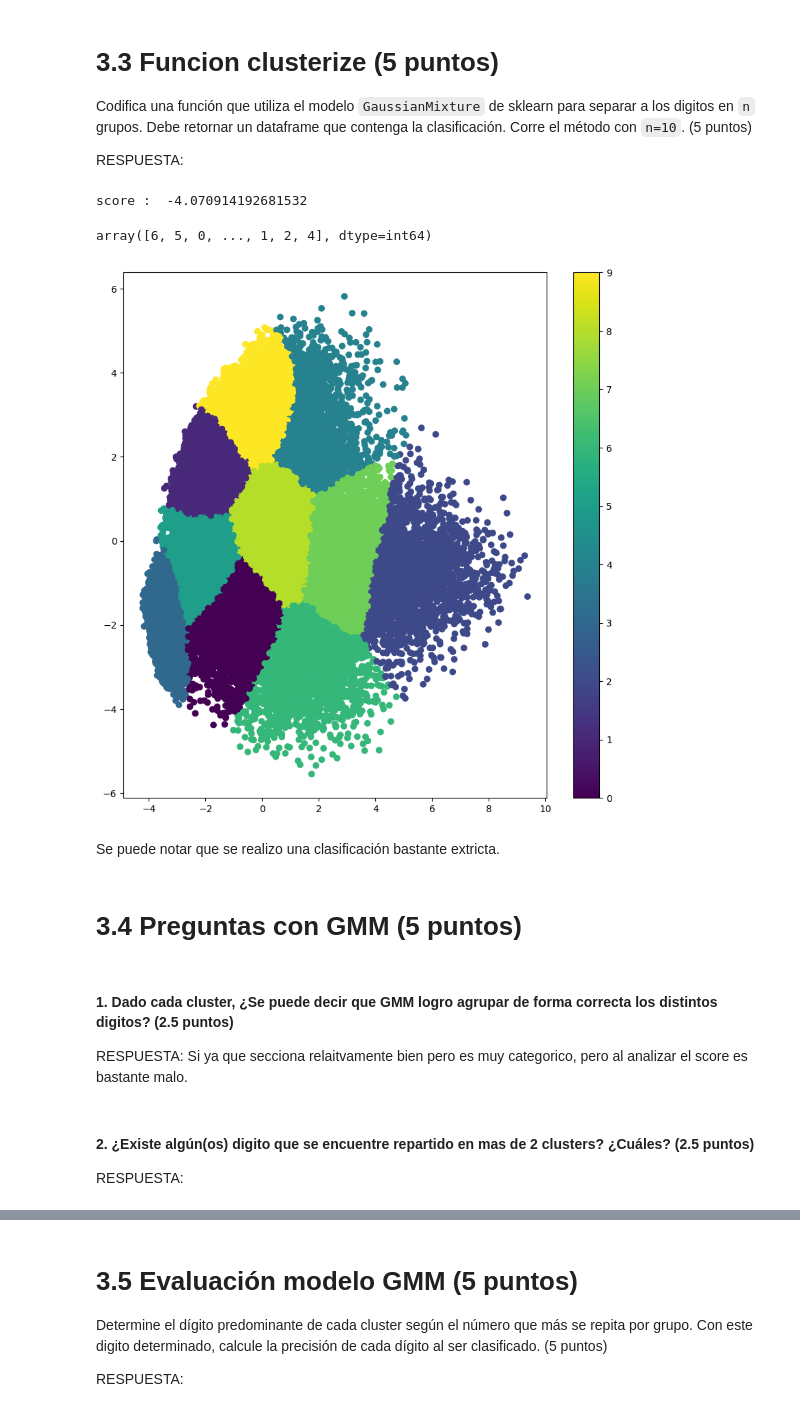
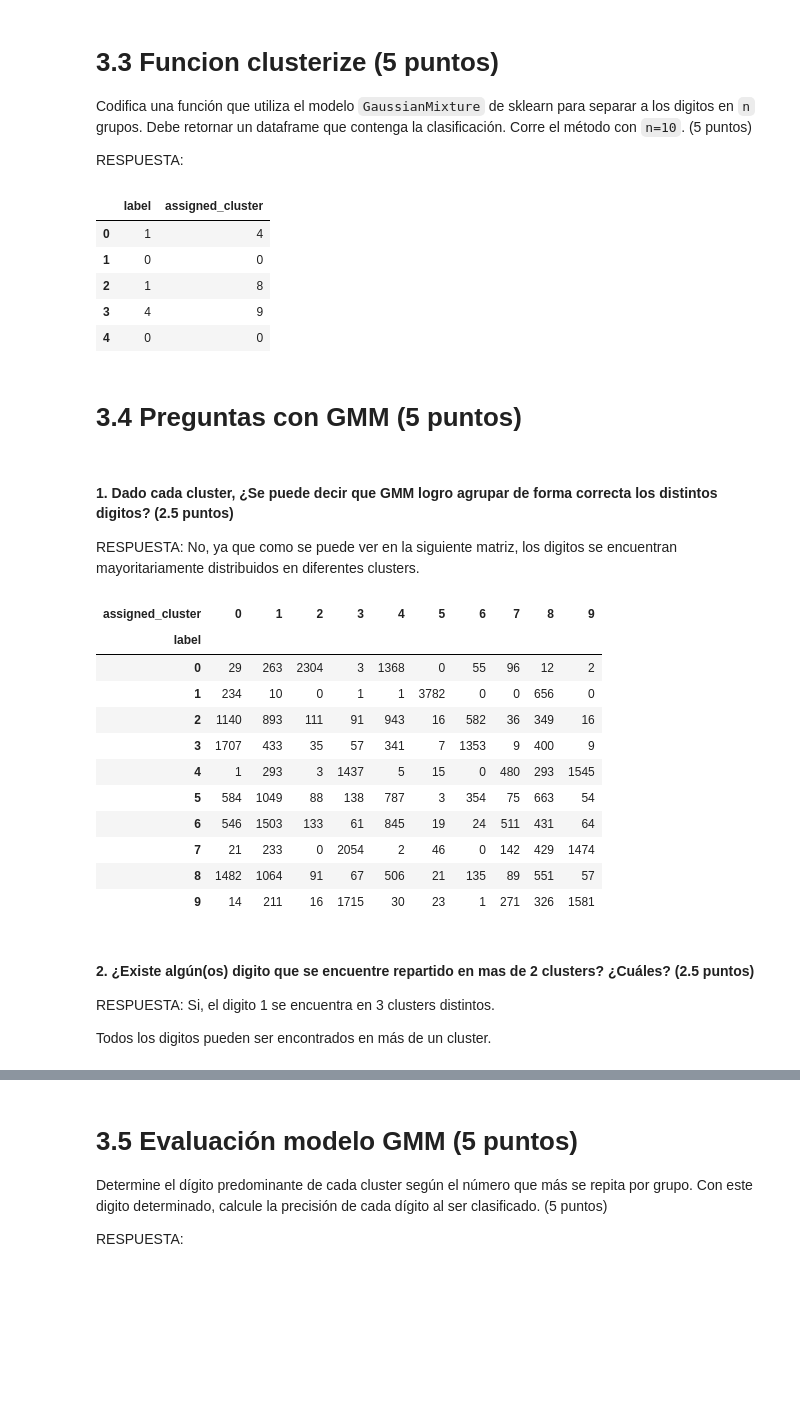
Before and after one commit to gabiacuna/IIC2433, a Jupyter notebook: tareas/T3.ipynb, the cells around one changed output, grey strips where cells are left out. Saved outputs shown, nothing was run; the diff lists cells and outputs as text; code cells hidden in the pictures; blank space fills up the shorter version.

```diff
--- a/tareas/T3.ipynb
+++ b/tareas/T3.ipynb
@@ -270,39 +280,50 @@ RESPUESTA:
 # %%
 from sklearn import mixture
 
-def myGaussianMixture(X, groups):
+def clusterize(X, groups):
     gmm = mixture.GaussianMixture(n_components=groups, covariance_type="full")
     gmm.fit(X)
     if gmm.converged_:
-        print('score : ', gmm.score(X, y))
+        # print('score : ', gmm.score(X, y))
         clusters = gmm.predict(X)
-        return pd.DataFrame(clusters)
+        clusters = pd.DataFrame(clusters, columns=['assigned_cluster'])
+        clusters.insert(0, 'label', y)
+        return clusters
     return pd.DataFrame()
 # %%
-clusters = myGaussianMixture(X_, 10)
+clusters = clusterize(X_, 10)
+clusters.head()
 # %% [output]
-score :  -4.070914192681532
+|  | label | assigned_cluster |
+| 0 | 1 | 4 |
+| 1 | 0 | 0 |
+| 2 | 1 | 8 |
+| 3 | 4 | 9 |
+| 4 | 0 | 0 |
-# %%
-clusters[0].values
-# %% [output]
-array([6, 5, 0, ..., 1, 2, 4], dtype=int64)
-# %%
-# color the different digits present in the dataset with pca
-plt.figure(figsize=(10, 10))
-plt.scatter(X_[:, 0], X_[:, 1], c=clusters[0].values)
-plt.colorbar()
-plt.show()
-# %% [output]
-[figure, removed]
-# %% [markdown]
-Se puede notar que se realizo una clasificación bastante extricta.
 # %% [markdown]
 # 3.4 Preguntas con GMM (5 puntos)
 # %% [markdown]
 #### 1. Dado cada cluster, ¿Se puede decir que GMM logro agrupar de forma correcta los distintos digitos? (2.5 puntos)
 
-RESPUESTA: Si ya que secciona relaitvamente bien pero es muy categorico, pero al analizar el score es bastante malo.
+RESPUESTA: No, ya que como se puede ver en la siguiente matriz, los digitos se encuentran mayoritariamente distribuidos en diferentes clusters.
+# %%
+clusters.groupby(['label', 'assigned_cluster']).size().unstack(fill_value=0)
+# %% [output]
+| assigned_cluster | 0 | 1 | 2 | 3 | 4 | 5 | 6 | 7 | 8 | 9 |
+| label |  |  |  |  |  |  |  |  |  |  |
+| 0 | 29 | 263 | 2304 | 3 | 1368 | 0 | 55 | 96 | 12 | 2 |
+| 1 | 234 | 10 | 0 | 1 | 1 | 3782 | 0 | 0 | 656 | 0 |
+| 2 | 1140 | 893 | 111 | 91 | 943 | 16 | 582 | 36 | 349 | 16 |
+| 3 | 1707 | 433 | 35 | 57 | 341 | 7 | 1353 | 9 | 400 | 9 |
+| 4 | 1 | 293 | 3 | 1437 | 5 | 15 | 0 | 480 | 293 | 1545 |
+| 5 | 584 | 1049 | 88 | 138 | 787 | 3 | 354 | 75 | 663 | 54 |
+| 6 | 546 | 1503 | 133 | 61 | 845 | 19 | 24 | 511 | 431 | 64 |
+| 7 | 21 | 233 | 0 | 2054 | 2 | 46 | 0 | 142 | 429 | 1474 |
+| 8 | 1482 | 1064 | 91 | 67 | 506 | 21 | 135 | 89 | 551 | 57 |
+| 9 | 14 | 211 | 16 | 1715 | 30 | 23 | 1 | 271 | 326 | 1581 |
 # %% [markdown]
 #### 2. ¿Existe algún(os) digito que se encuentre repartido en mas de 2 clusters? ¿Cuáles? (2.5 puntos)
 
-RESPUESTA:
+RESPUESTA: Si, el digito 1 se encuentra en 3 clusters distintos.
+
+Todos los digitos pueden ser encontrados en más de un cluster.
```
Also changed, not shown: parts of 28 cells of this notebook, 1 other file.
